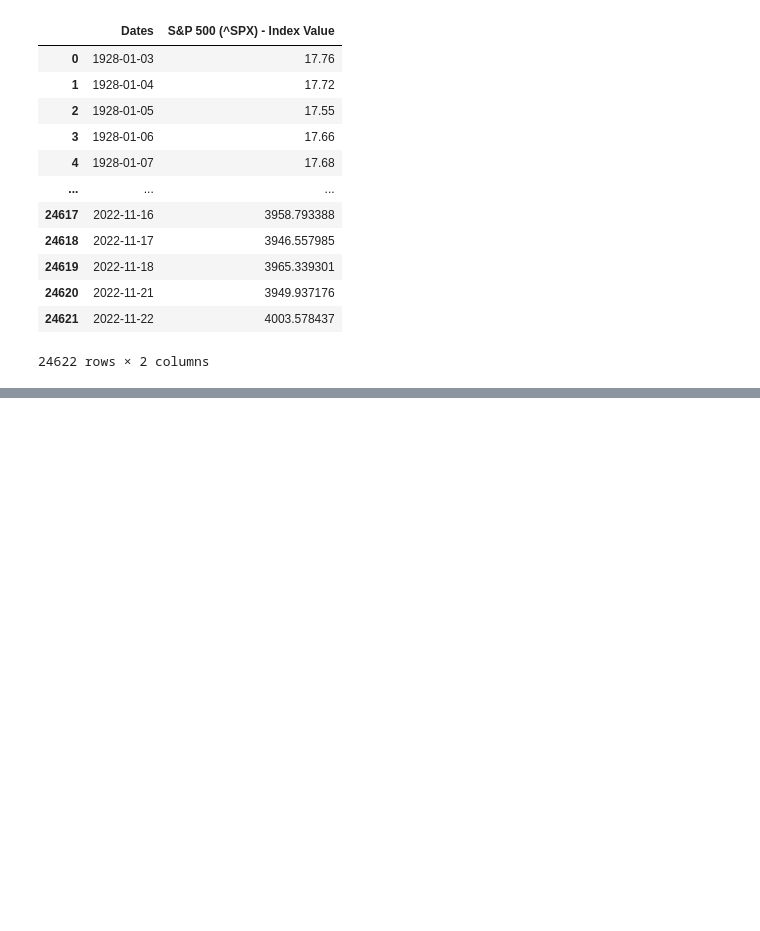
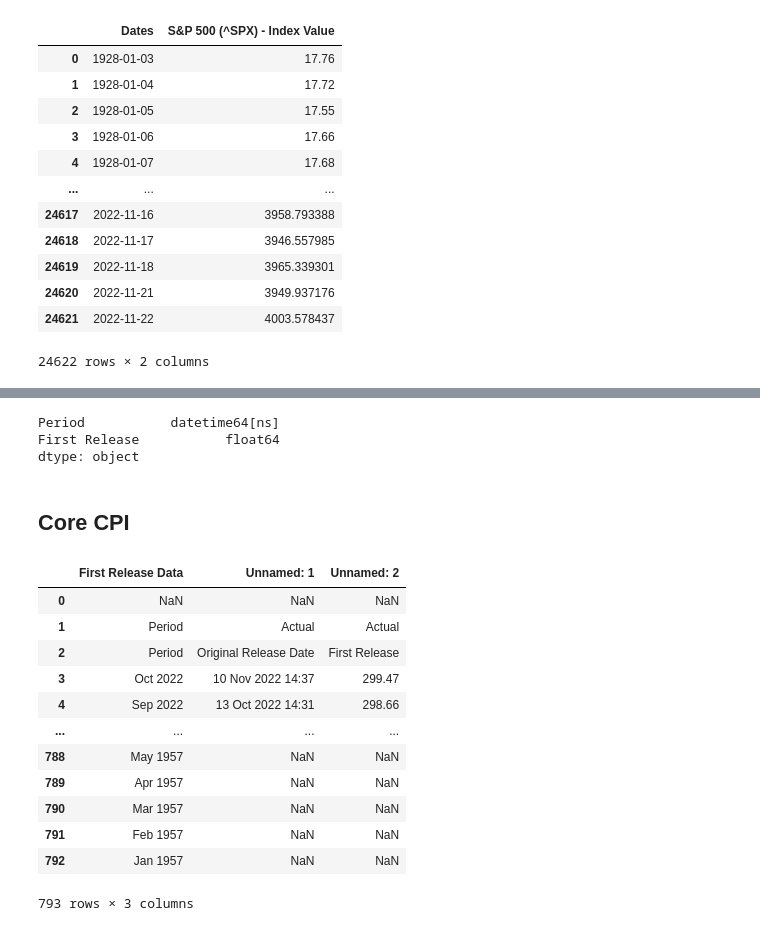
Before and after one commit to RaphHer/Project_Final_Ironhack, a Jupyter notebook: 2. Exploring the data .ipynb, the cells around one changed output, grey strips where cells are left out. Saved outputs shown, nothing was run; the diff lists cells and outputs as text; code cells hidden in the pictures; blank space fills up the shorter version.

```diff
--- a/2. Exploring the data .ipynb
+++ b/2. Exploring the data .ipynb
@@ -302,0 +431,25 @@ df_SP500.to_csv (r'C:\Users\rapha\OneDrive\ironhack\projects\Project_Final_Ironh
+# %%
+df_ijc_us.dtypes
+# %% [output]
+Period           datetime64[ns]
+First Release           float64
+dtype: object
+# %% [markdown]
+## Core CPI
+# %%
+df_ccpi_us = pd.read_excel(r".\raw data\Economic Indicator_United States Core CPI Index, SA__24 Nov 2022.xlsx", sheet_name = "First Release Data")
+df_ccpi_us
+# %% [output]
+|  | First Release Data | Unnamed: 1 | Unnamed: 2 |
+| 0 | NaN | NaN | NaN |
+| 1 | Period | Actual | Actual |
+| 2 | Period | Original Release Date | First Release |
+| 3 | Oct 2022 | 10 Nov 2022 14:37 | 299.47 |
+| 4 | Sep 2022 | 13 Oct 2022 14:31 | 298.66 |
+| ... | ... | ... | ... |
+| 788 | May 1957 | NaN | NaN |
+| 789 | Apr 1957 | NaN | NaN |
+| 790 | Mar 1957 | NaN | NaN |
+| 791 | Feb 1957 | NaN | NaN |
+| 792 | Jan 1957 | NaN | NaN |
+793 rows × 3 columns
```
Also changed, not shown: parts of 36 cells of this notebook, 1 other file.
